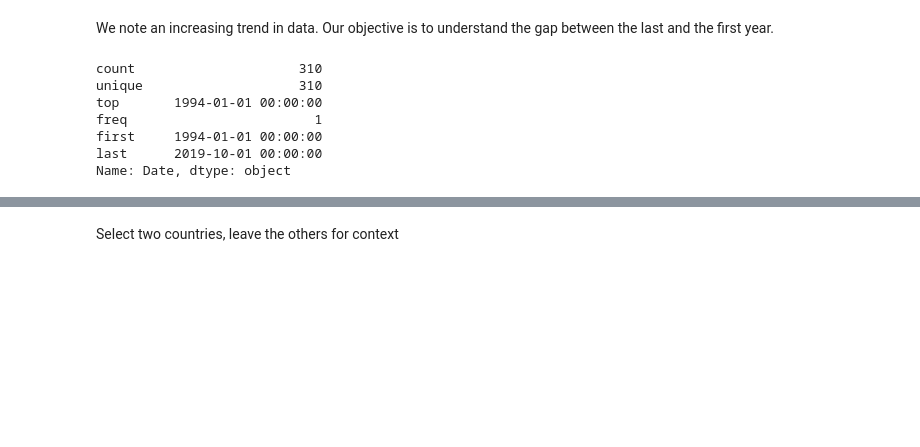
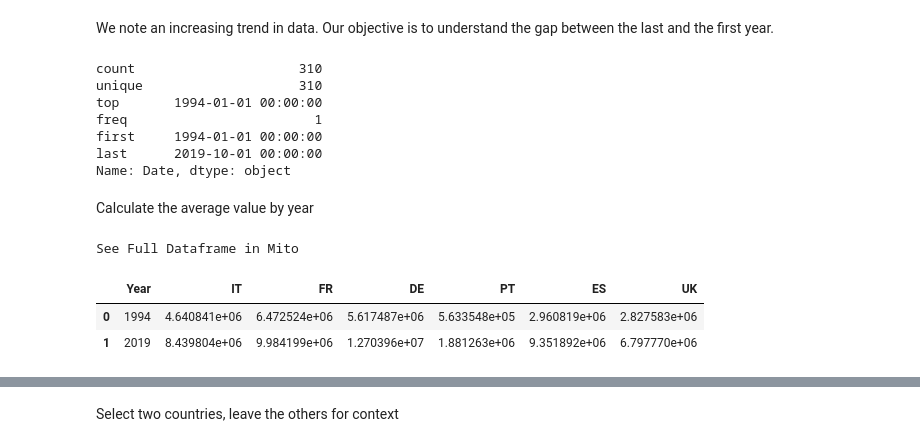
Before and after one commit to alod83/Data-Storytelling-with-Altair-and-AI, a Jupyter notebook: 02/Altair Example.ipynb, the cells around one changed output, grey strips where cells are left out. Saved outputs shown, nothing was run; the diff lists cells and outputs as text; code cells hidden in the pictures; blank space fills up the shorter version.

```diff
--- a/02/Altair Example.ipynb
+++ b/02/Altair Example.ipynb
@@ -54,6 +54,20 @@ freq                        1
 first     1994-01-01 00:00:00
 last      2019-10-01 00:00:00
 Name: Date, dtype: object
+# %% [markdown]
+Calculate the average value by year
+# %%
+# group by year and calculate average value
+df['Year'] = df['Date'].dt.year
+df_mean = df.groupby(by='Year').mean()
+df_mean = df_mean.iloc[[0, -1]]
+df_mean.reset_index(inplace=True)
+df_mean
+# %% [output]
+See Full Dataframe in Mito
+|  | Year | IT | FR | DE | PT | ES | UK |
+| 0 | 1994 | 4.640841e+06 | 6.472524e+06 | 5.617487e+06 | 5.633548e+05 | 2.960819e+06 | 2.827583e+06 |
+| 1 | 2019 | 8.439804e+06 | 9.984199e+06 | 1.270396e+07 | 1.881263e+06 | 9.351892e+06 | 6.797770e+06 |
 # %%
 mask_first = df['Date'] == '1994-01-01'
 mask_last = df['Date'] == '2019-10-01'
```
